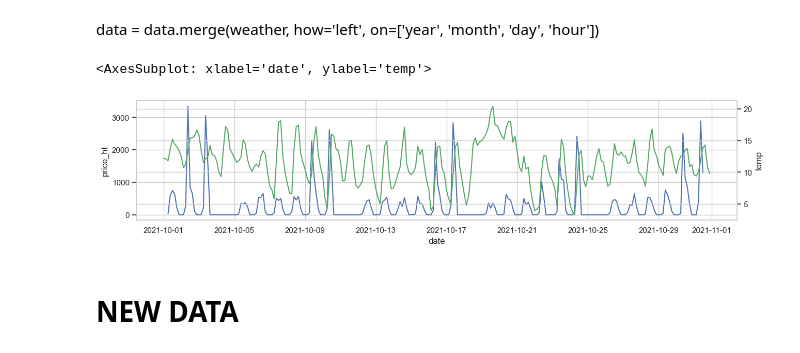
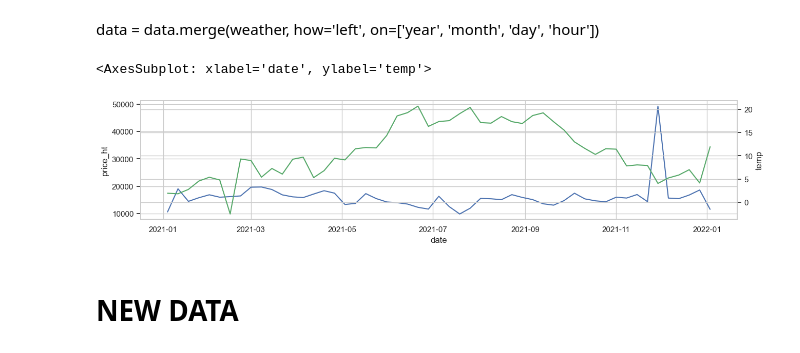
Before and after one commit to ronega/STAT222-project, a Jupyter notebook: analysis/Dmitrii_sandbox.ipynb, the cells around one changed output. Saved outputs shown, nothing was run; the diff lists cells and outputs as text; code cells hidden in the pictures.

```diff
--- a/analysis/Dmitrii_sandbox.ipynb
+++ b/analysis/Dmitrii_sandbox.ipynb
@@ -45,19 +82,17 @@ data = data.merge(weather,
                   how='left',
                   on=['year', 'month', 'day', 'hour'])
 # %%
-plot_1 = data[(data['year'] == 2021) &
-              (data['month'] == 10)].set_index('date').resample('3H')['price_ht'].sum()
-plot_2 = weather[(weather['year'] == 2021) &
-                 (weather['month'] == 10)].set_index('date').resample('3H').mean()['temp']
+plot_1 = data[(data['year'] == 2021)].set_index('date').resample('W-MON')['price_ht'].sum()
+plot_2 = weather[(weather['year'] == 2021)].set_index('date').resample('W-MON').mean()['temp']
 
 fig, ax = plt.subplots(figsize=(15, 3))
 
 sns.lineplot(data=plot_1, color="b")
 ax2 = plt.twinx()
 sns.lineplot(data=plot_2, color="g", ax=ax2)
 # %% [output]
 <AxesSubplot: xlabel='date', ylabel='temp'>
-[figure, old version]
+[figure, new version]
 # %% [markdown]
 # NEW DATA
 # %% [markdown]
```
Also changed, not shown: parts of 132 cells of this notebook.
